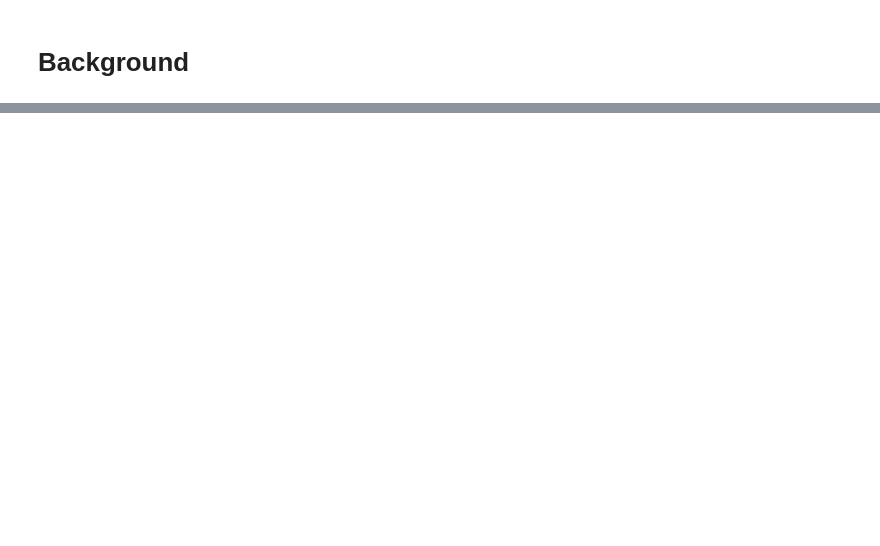
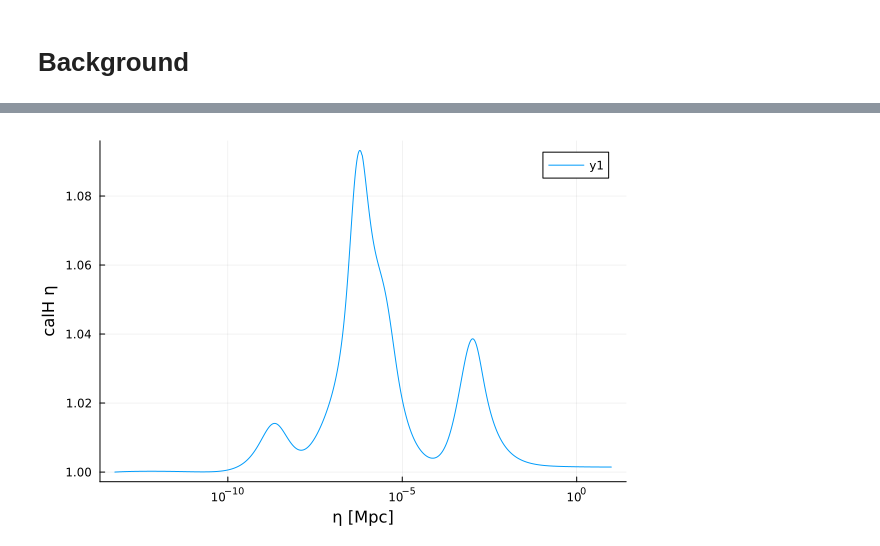
Before and after one commit to NekomammaT/SIGW_QCD, a Jupyter notebook: SIGW_QCD.ipynb, the cells around one changed output, grey strips where cells are left out. Cells and saved outputs as stored; diff of their text form; code cells hidden in the pictures; blank space fills up the shorter version.

```diff
--- a/SIGW_QCD.ipynb
+++ b/SIGW_QCD.ipynb
@@ -161,6 +137,6 @@ calH(scalea, T) = scalea * sqrt(rho(T)/3/Mpl^2) * GeVinMpcinv; # conformal Hubbl
 # %%
 Ti = 1e6; # initial temperature
-scaleai = (gs0/gs(Ti))^(1/3)*T0/Ti; # initial scale factor with the normalisation a0 = 1
-etai = 1/calH(scaleai, Ti); # initial conformal time
+scaleai = (gs0/gs(Ti))^(1/3)*T0/Ti; # temporal initial scale factor
+etai = 1/calH(Ti, scaleai); # initial conformal time
 
 etaf = 10; # final conformal time
@@ -166,0 +158,12 @@ etaf = 10; # final conformal time
+# %%
+norm = Tsol(etaf)/T0*asol(etaf); # renormalisation factor so that a0 = 1
+anorm(eta) = asol(eta/norm)/norm; # renormalised scale factor
+Tnorm(eta) = Tsol(eta/norm); # T with the renormalised eta
+calHnorm(eta) = calH(Tnorm(eta), anorm(eta)); # calH with the renormalised eta
+af = anorm(norm*etaf); # renormalised scale factor at the final time
+calHf = calHnorm(norm*etaf); # calH at the final time
+# %%
+etalist = [10^i for i=log10(norm*etai):0.01:log10(norm*etaf)];
+plot(etalist, map(x -> x*calHnorm(x), etalist), xscale=:log10, xlabel="η [Mpc]", ylabel="calH η")
+# %% [output]
+[figure, added]
```
Also changed, not shown: parts of 14 cells of this notebook.
